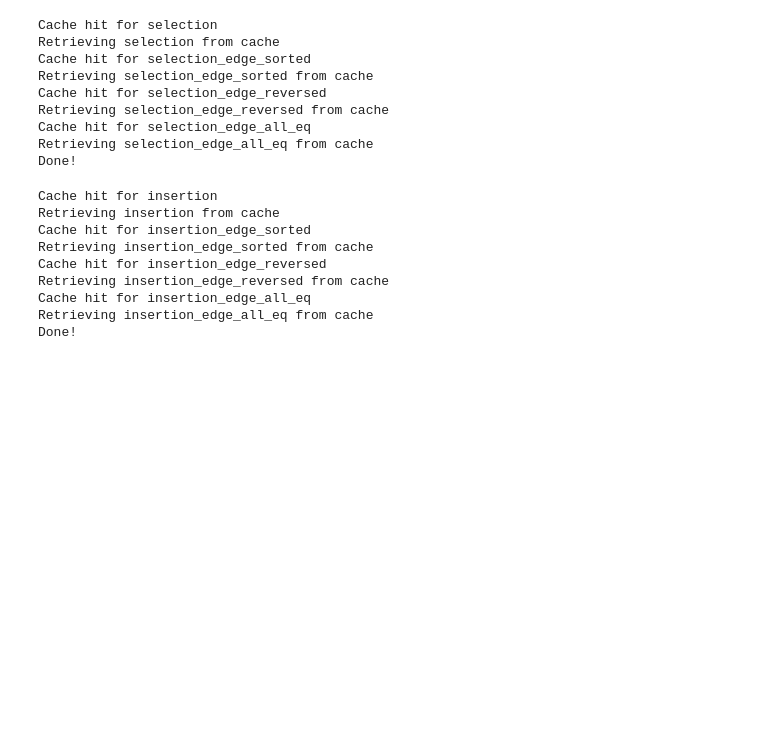
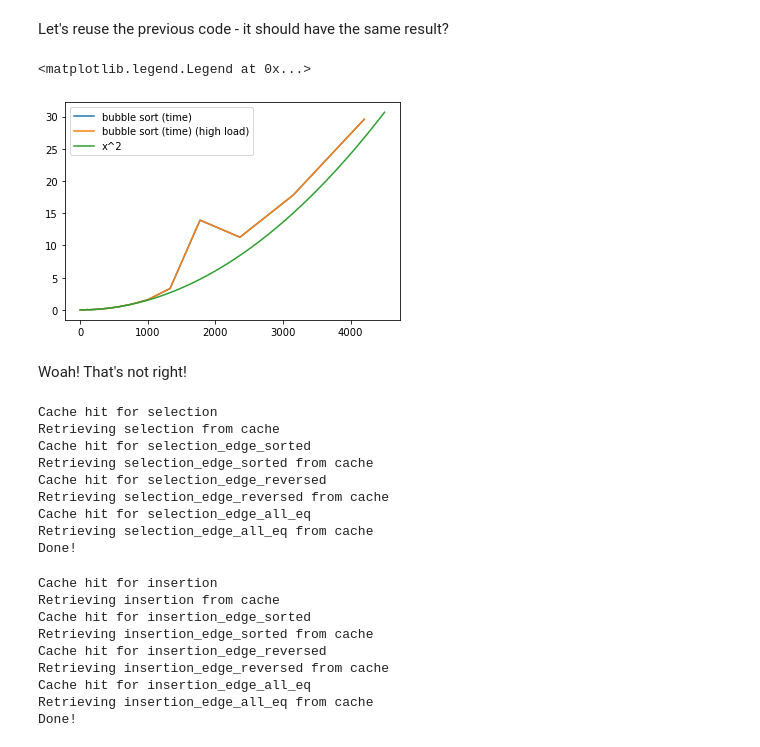
Before and after one commit to penguinencounter/sorting-algorithms, a Jupyter notebook: Notebook.ipynb, the cells around one changed output. Cells and saved outputs as stored; diff of their text form; code cells hidden in the pictures; blank space fills up the shorter version.

```diff
--- a/Notebook.ipynb
+++ b/Notebook.ipynb
@@ -90,3 +200,17 @@ Done!
+# %% [markdown]
+Let's reuse the previous code - it should have the same result?
+# %%
+fig, ax = plt.subplots()
+ax.plot(result.keys(), result.values(), label="bubble sort (time)")
+ax.plot(result2.keys(), result2.values(), label="bubble sort (time) (high load)")
+b = 0.00000151516056997
+graph_eq(lambda x: b*x**2, range(0, 4500), ax, label="x^2")
+ax.legend()
+# %% [output]
+<matplotlib.legend.Legend at 0x...>
+[figure, added]
+# %% [markdown]
+Woah! That's not right!
 # %%
 def selection(a: list):
     chks = 0
```
Also changed, not shown: parts of 25 cells of this notebook, 25 other files.
